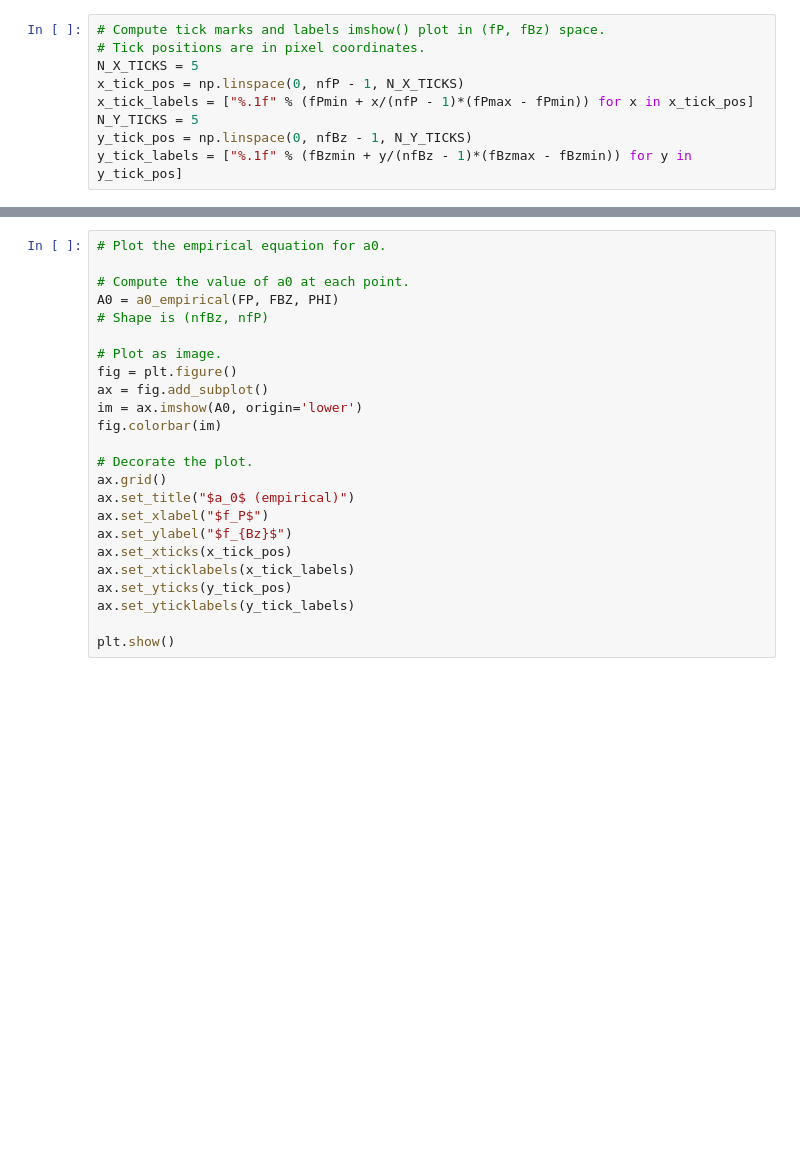
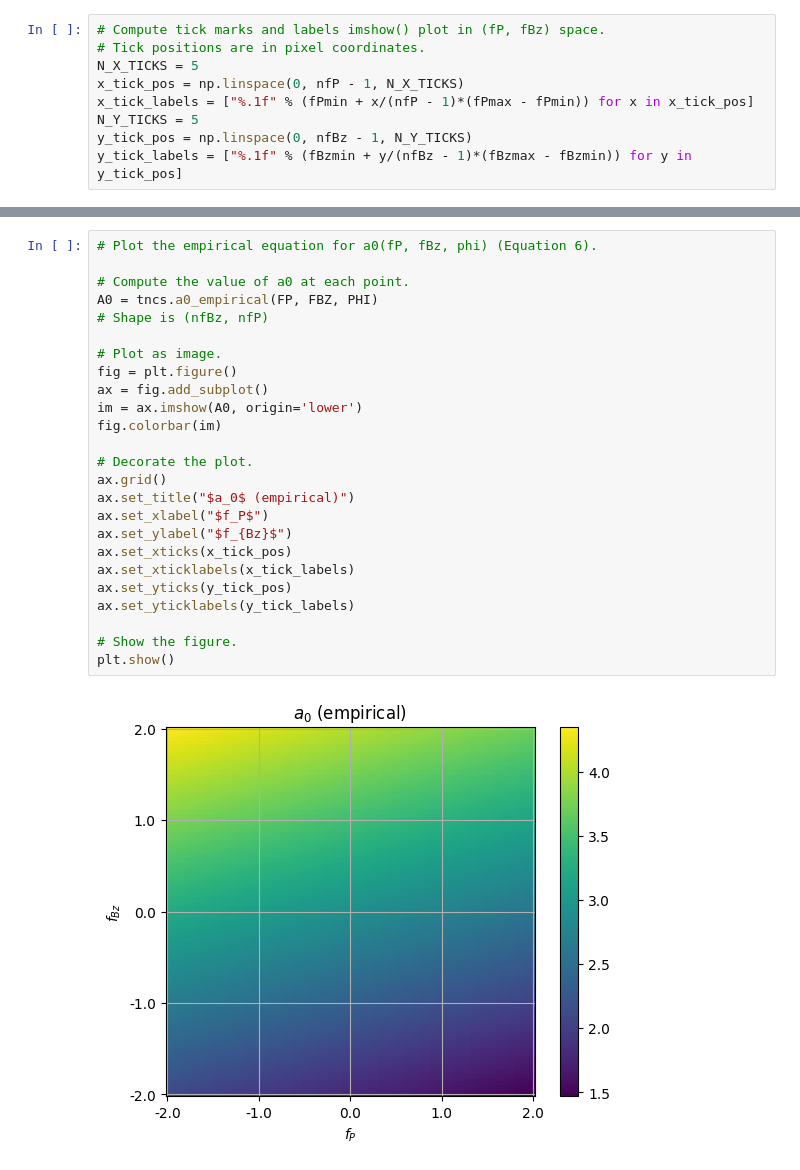
Before and after one commit to elwinter/pinn, a Jupyter notebook: problems/tsyganenko_ncs/tsyganenko_ncs.ipynb, the cells around one changed output, grey strips where cells are left out. Saved outputs shown, nothing was run; the diff lists cells and outputs as text; blank space fills up the shorter version.

```diff
--- a/problems/tsyganenko_ncs/tsyganenko_ncs.ipynb
+++ b/problems/tsyganenko_ncs/tsyganenko_ncs.ipynb
@@ -251,25 +166,28 @@ plt.show()
 # %%
-# Plot the empirical equation for a0.
+# Plot the empirical equation for a0(fP, fBz, phi) (Equation 6).
 
 # Compute the value of a0 at each point.
-A0 = a0_empirical(FP, FBZ, PHI)
+A0 = tncs.a0_empirical(FP, FBZ, PHI)
 # Shape is (nfBz, nfP)
 
 # Plot as image.
 fig = plt.figure()
 ax = fig.add_subplot()
 im = ax.imshow(A0, origin='lower')
 fig.colorbar(im)
 
 # Decorate the plot.
 ax.grid()
 ax.set_title("$a_0$ (empirical)")
 ax.set_xlabel("$f_P$")
 ax.set_ylabel("$f_{Bz}$")
 ax.set_xticks(x_tick_pos)
 ax.set_xticklabels(x_tick_labels)
 ax.set_yticks(y_tick_pos)
 ax.set_yticklabels(y_tick_labels)
 
+# Show the figure.
 plt.show()
+# %% [output]
+[figure, added]
 # %%
```
Also changed, not shown: parts of 19 cells of this notebook, 1 other file.
